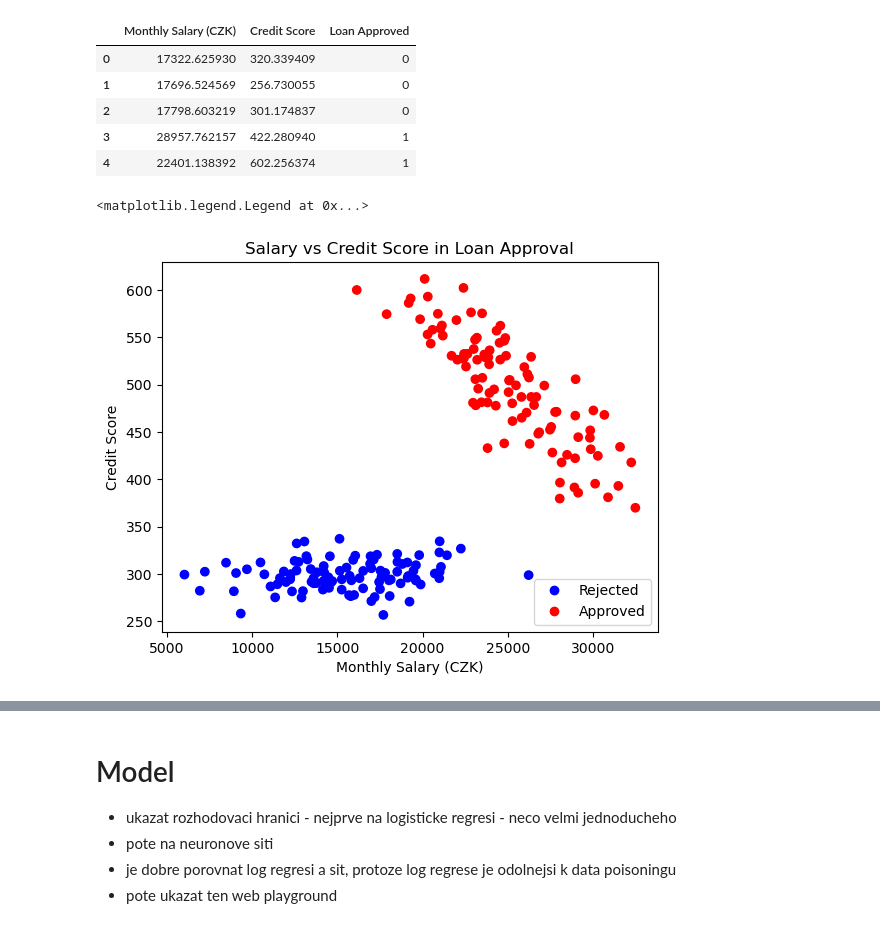
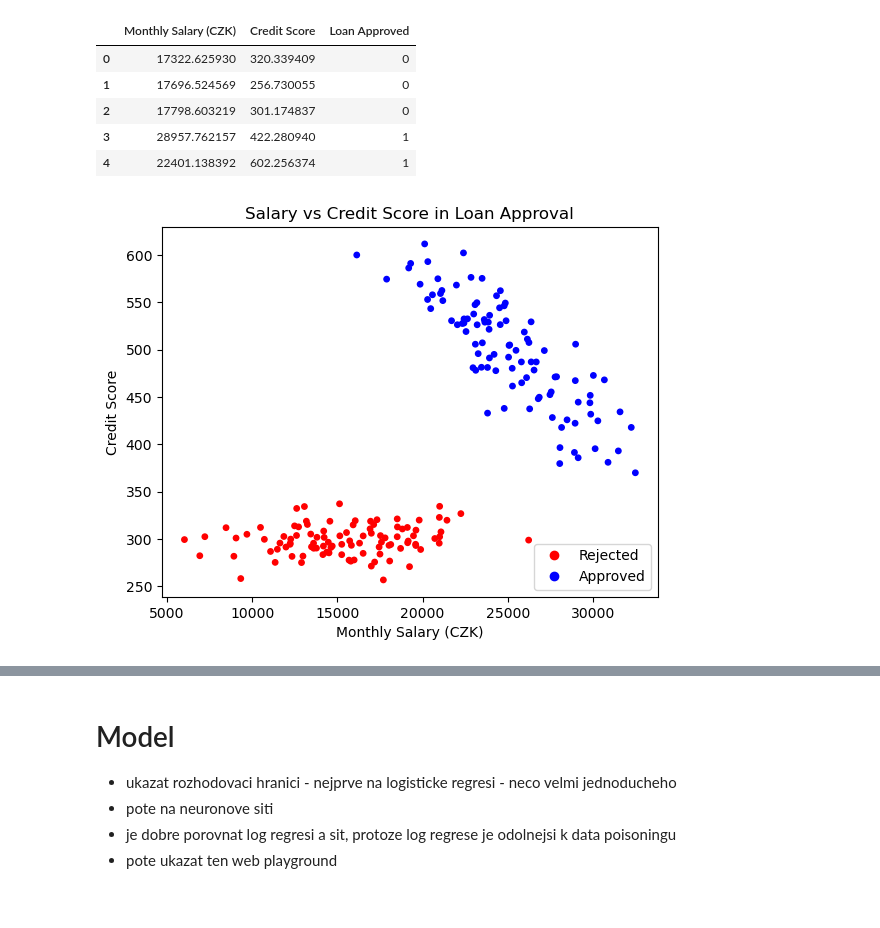
Before and after one commit to nickobard/ai-summer-school, a Jupyter notebook: data_poisoning.ipynb, the cells around one changed output, grey strips where cells are left out. Cells and saved outputs as stored; diff of their text form; code cells hidden in the pictures.

```diff
--- a/data_poisoning.ipynb
+++ b/data_poisoning.ipynb
@@ -49,13 +60,16 @@ df_data.head()
 | 3 | 28957.762157 | 422.280940 | 1 |
 | 4 | 22401.138392 | 602.256374 | 1 |
 # %%
+def plot_data(x, y, labels, ax):
+    scatter = ax.scatter(x, y, c=labels, cmap='bwr_r',
+                         s=15)
+    ax.set_xlabel('Monthly Salary (CZK)')
+    ax.set_ylabel('Credit Score')
+    ax.set_title('Salary vs Credit Score in Loan Approval')
+    legend_elements, _ = scatter.legend_elements()
+    ax.legend(handles=legend_elements, labels=['Rejected', 'Approved'], loc='lower right')
+
 fig, ax = plt.subplots()
-scatter = ax.scatter(df_data['Monthly Salary (CZK)'], df_data['Credit Score'], c=df_data['Loan Approved'], cmap='bwr')
-ax.set_xlabel('Monthly Salary (CZK)')
-ax.set_ylabel('Credit Score')
-ax.set_title('Salary vs Credit Score in Loan Approval')
-legend_elements, _ = scatter.legend_elements()
-ax.legend(handles=legend_elements, labels=['Rejected', 'Approved'], loc='lower right')
+plot_data(df_data['Monthly Salary (CZK)'], df_data['Credit Score'],df_data['Loan Approved'], ax)
 # %% [output]
-<matplotlib.legend.Legend at 0x...>
-[figure, old version]
+[figure, new version]
```
Also changed, not shown: parts of 16 cells of this notebook.
